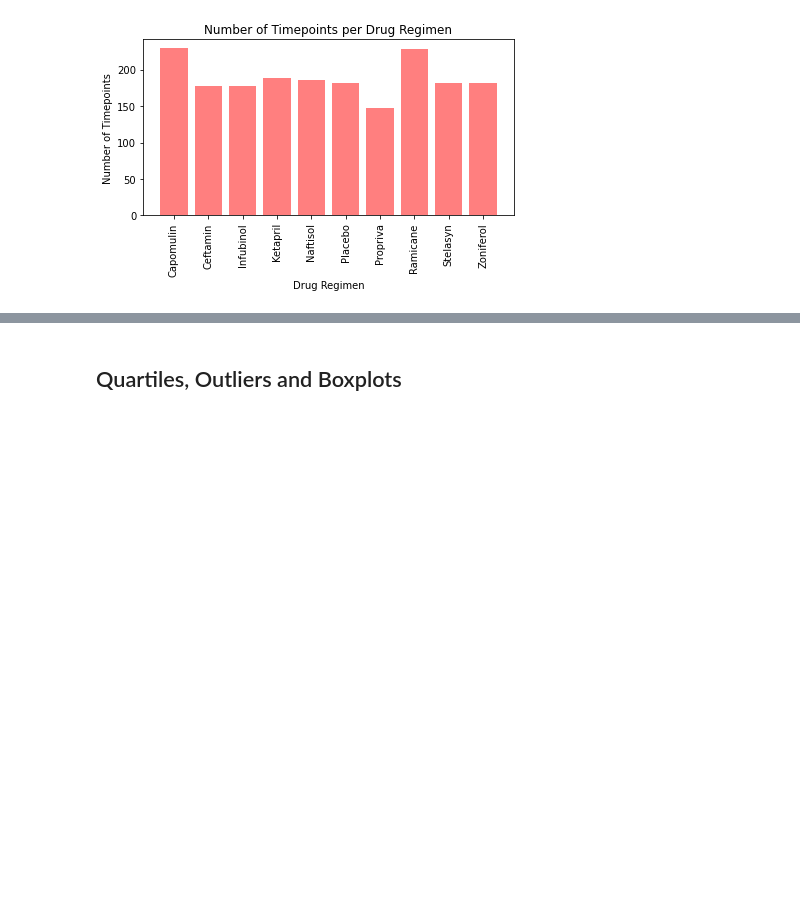
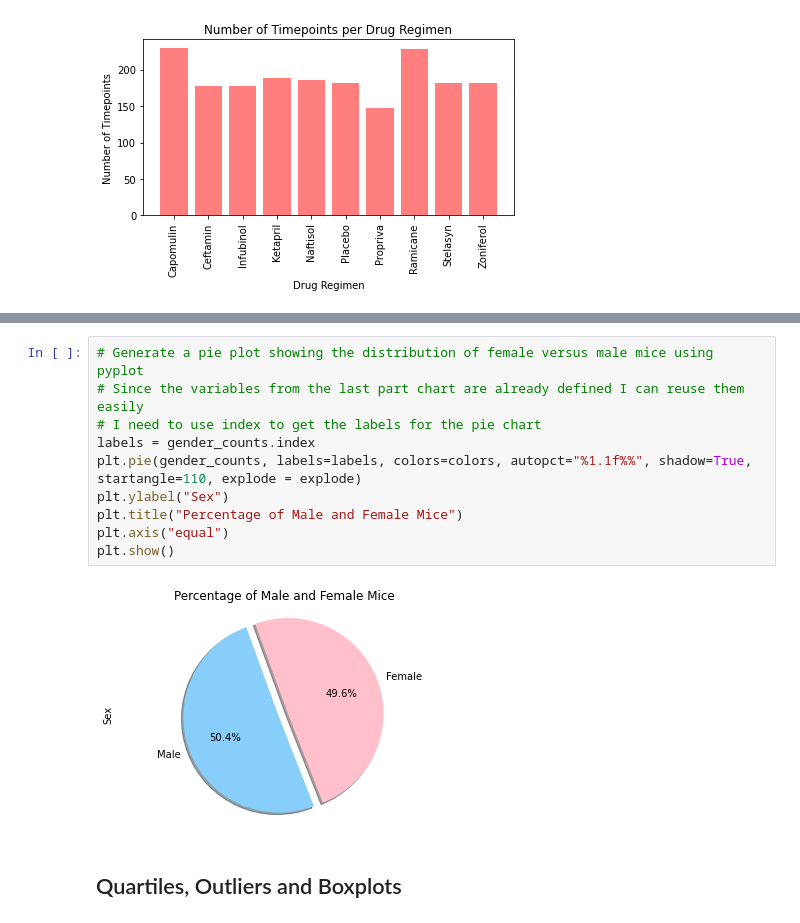
Before and after one commit to cseebec/Pharmaceutical_Analysis_Matplotlib, a Jupyter notebook: pymaceuticals_starter.ipynb, the cells around one changed output, grey strips where cells are left out. Saved outputs shown, nothing was run; the diff lists cells and outputs as text; blank space fills up the shorter version.

```diff
--- a/pymaceuticals_starter.ipynb
+++ b/pymaceuticals_starter.ipynb
@@ -183,3 +192,15 @@ plt.show()
+# %%
+# Generate a pie plot showing the distribution of female versus male mice using pyplot
+# Since the variables from the last part chart are already defined I can reuse them easily
+# I need to use index to get the labels for the pie chart
+labels = gender_counts.index
+plt.pie(gender_counts, labels=labels, colors=colors, autopct="%1.1f%%", shadow=True, startangle=110, explode = explode)
+plt.ylabel("Sex")
+plt.title("Percentage of Male and Female Mice")
+plt.axis("equal")
+plt.show()
+# %% [output]
+[figure, added]
 # %% [markdown]
 ## Quartiles, Outliers and Boxplots
 # %%
```
Also changed, not shown: parts of 3 cells of this notebook.
